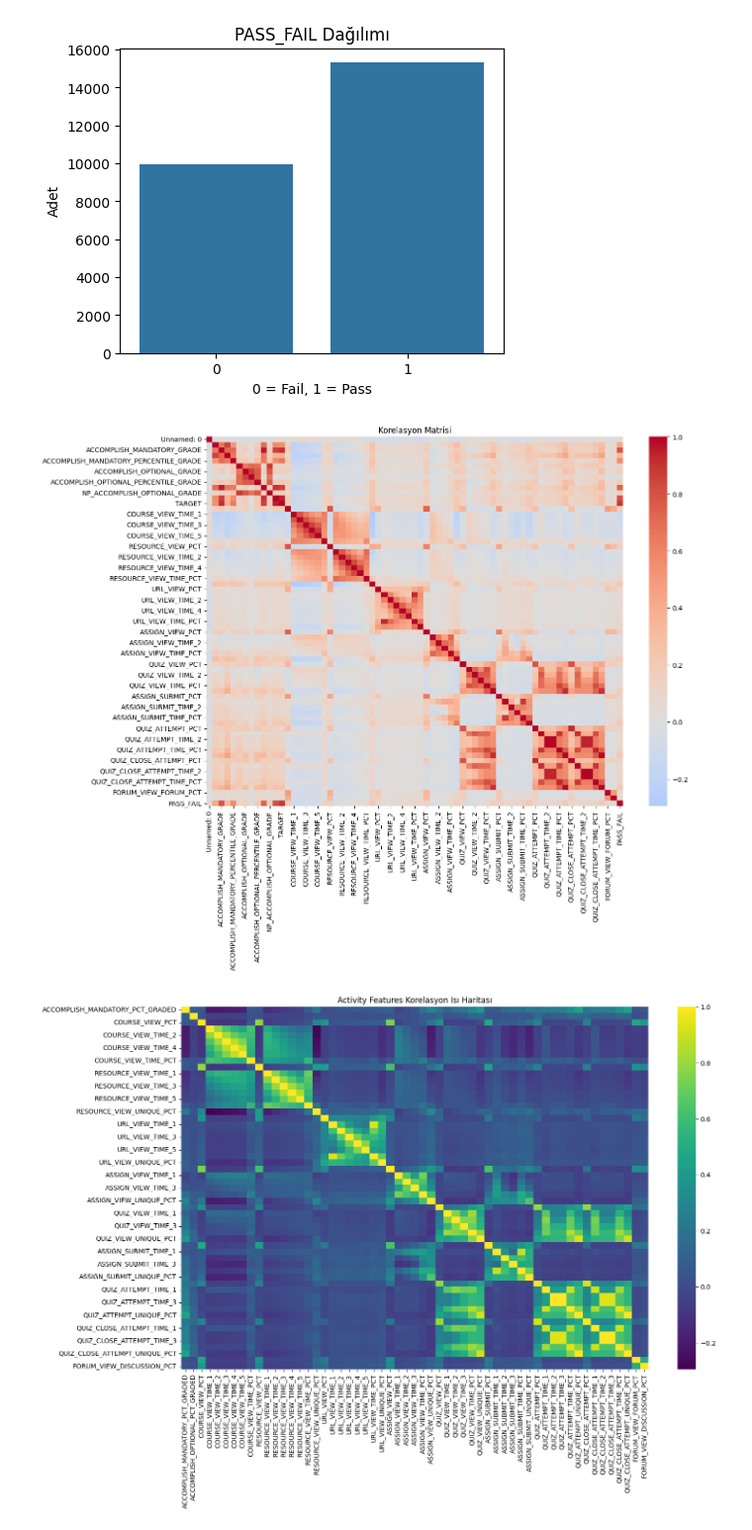
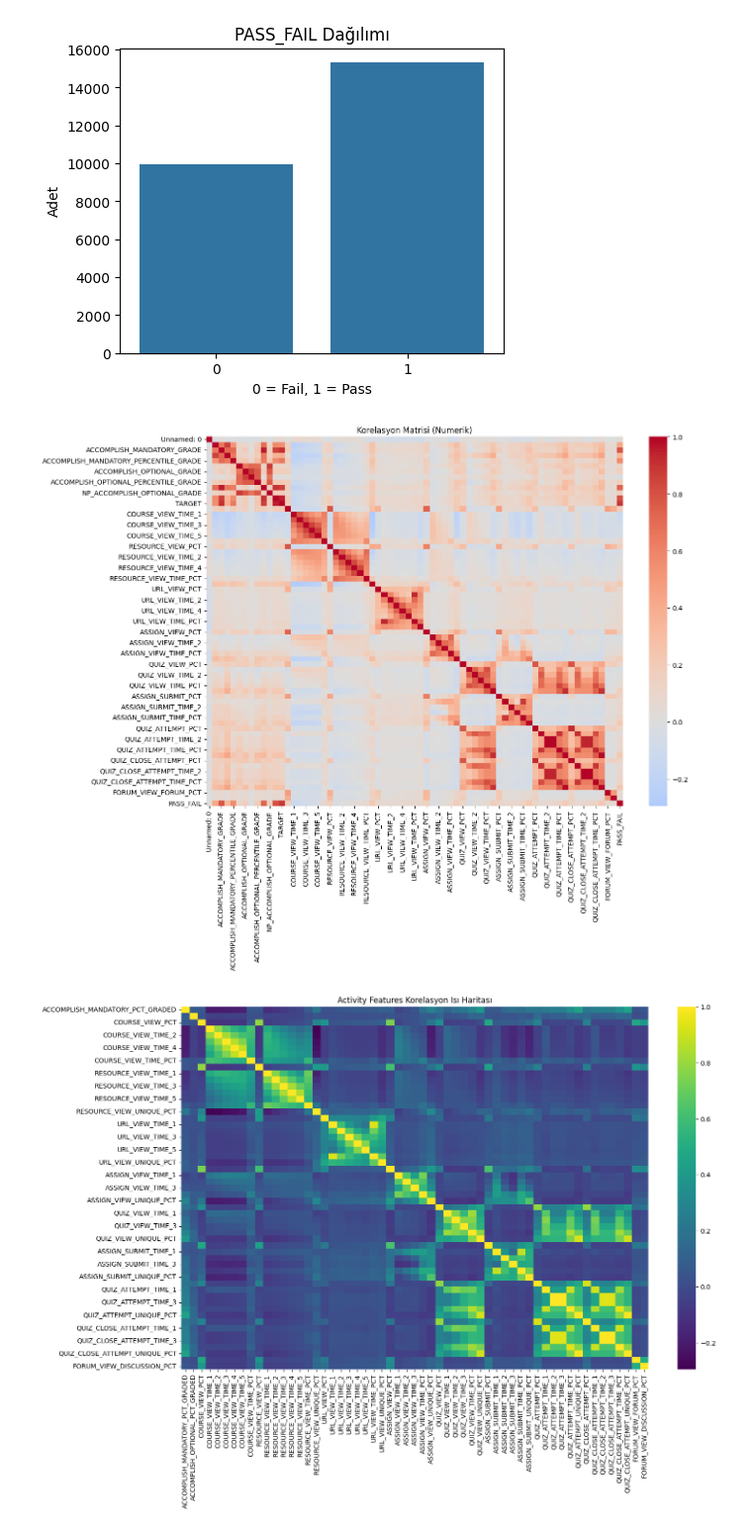
Before and after one commit to GradeSense210/GradeSense, a Jupyter notebook: Fatma_Abazlı_22040101142_GradeSense.ipynb, the cells around one changed output. Shown at 99% size. Saved outputs shown, nothing was run; the diff lists cells and outputs as text; code cells hidden in the pictures.

```diff
--- a/Fatma_Abazlı_22040101142_GradeSense.ipynb
+++ b/Fatma_Abazlı_22040101142_GradeSense.ipynb
@@ -130,0 +90,9 @@ Temizlenmiş veri başarıyla kaydedildi.
+# %%
+# PASS_FAIL üret (TARGET >= 5 ise Pass)
+if target_col == "BIN_TARGET":
+    df["PASS_FAIL"] = df[target_col].astype(int)
+else:
+    df["PASS_FAIL"] = (df[target_col] >= 5).astype(int)
+
+print("PASS_FAIL dağılımı:")
+print(df["PASS_FAIL"].value_counts())
@@ -186,12 +179,13 @@ plt.show()
 # %% [output]
 [figure]
 # %%
-# Korelasyon Matrisi
 plt.figure(figsize=(14,10))
-corr = df.corr()
+
+corr = df.select_dtypes(include=["int64", "float64"]).corr()
 sns.heatmap(corr, cmap="coolwarm", center=0)
-plt.title("Korelasyon Matrisi")
+
+plt.title("Korelasyon Matrisi (Numerik)")
 plt.show()
 # %% [output]
-[figure, old version]
+[figure, new version]
 # %%
```
Also changed, not shown: parts of 75 cells of this notebook, 2 other files.
